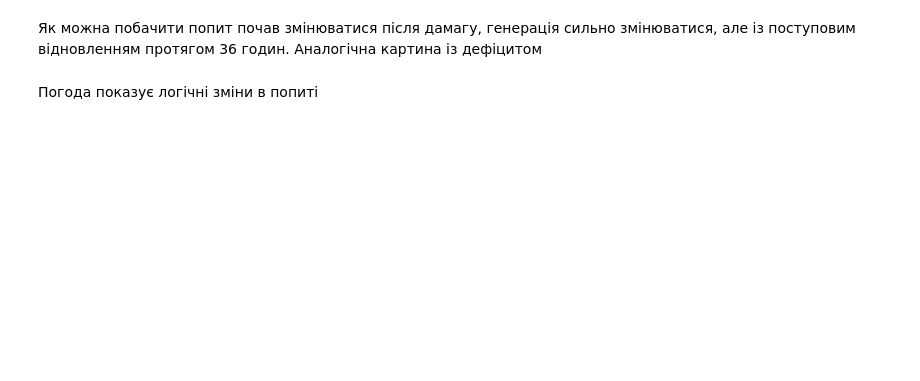
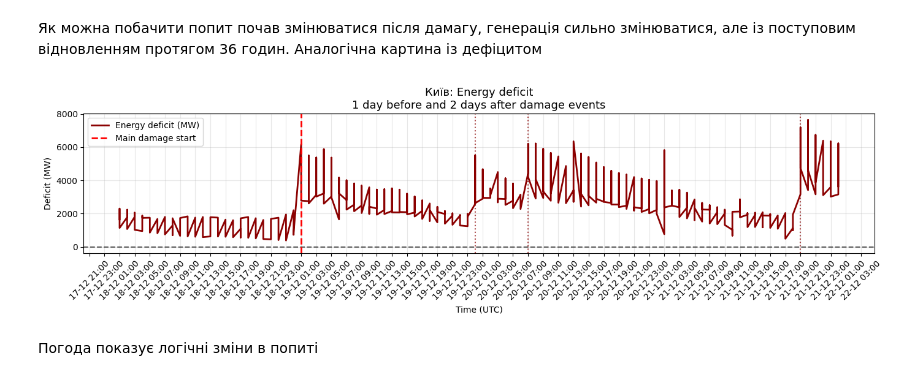
Before and after one commit to dmytrobuhai/AI-Uncertainty-Aware-Energy-Orchestrator, a Jupyter notebook: LOAD_AGENT_PREPARE.ipynb, the cells around one changed output. Drawn from its saved outputs; the diff is of its cells as text; code cells hidden in the pictures; blank space fills up the shorter version.

```diff
--- a/LOAD_AGENT_PREPARE.ipynb
+++ b/LOAD_AGENT_PREPARE.ipynb
@@ -28,7 +29,7 @@ if OUTPUT_FILE.exists():
 else:
     dfs = []
 
-    for file in REG_ELCTR_DIR.iterdir():
+    for file in tqdm.tqdm(REG_ELCTR_DIR.iterdir()):
         if file.suffix in [".xls", ".xlsx"]:
             df = pd.read_excel(file)
             dfs.append(df)
@@ -48,8 +53,8 @@ if not OUTPUT_FILE.exists():
     df["UTC time"] = pd.to_datetime(df["UTC time"], utc=True, errors="coerce")
     df = df.rename(columns={"UTC time": "timestamp_utc"})
     df = df.sort_values(["Region", "timestamp_utc"]).reset_index(drop=True)
-    df = df[df["timestamp_utc"] >= "2022-01-01"].copy()
-    df = df[df["timestamp_utc"] <= "2025-10-12"].copy()
+    df = df[df["timestamp_utc"] >= "2024-01-01"].copy()
+    df = df[df["timestamp_utc"] <= "2025-01-01"].copy()
     print(df.isna().sum())
     print("Duplicates:", df.duplicated(["Region", "timestamp_utc"]).sum())
     print(df.head())
@@ -600,9 +758,9 @@ ua_df_merged.head()
 ALERT_GEN_DERATE = 0.01 # припустимо втрати генерації під час тривоги = 1%
 ALERT_DEMAND_NOISE = 0.05 # +/- 5% шум попиту під час тривоги
 
-DAMAGE_GEN_DERATE_MIN = 0.35 # мінімальна втрата при пошкодженні
-DAMAGE_GEN_DERATE_MAX = 0.55 # максимальна
-DAMAGE_TAU_RECOVERY = 36 # годин на відновлення
+DAMAGE_GEN_DERATE_MIN = 0.20 # мінімальна втрата при пошкодженні
+DAMAGE_GEN_DERATE_MAX = 0.45 # максимальна
+DAMAGE_TAU_RECOVERY = 24 # годин на відновлення
 # %%
 # попит стає менш передбачуваним під час тривоги
 rng = np.random.default_rng(42)
@@ -712,21 +929,63 @@ plt.show()
 Як можна побачити попит почав змінюватися після дамагу, генерація сильно змінюватися, але із поступовим відновленням протягом 36 годин. Аналогічна картина із дефіцитом
 # %%
 plt.figure(figsize=(14, 4))
-plt.plot(dk["timestamp_utc"], dk["energy_deficit_adj"], color="darkred")
-plt.axhline(0, linestyle="--", color="black", alpha=0.6)
-plt.axvline(damage_ts, color="red", linestyle="--")
 
-plt.title(f"{REGION}: Energy deficit (Demand - Generation)")
+plt.plot(
+    dk["timestamp_utc"],
+    dk["energy_deficit_adj"],
+    color="darkred",
+    linewidth=2,
+    label="Energy deficit (MW)"
+)
+
+# нульова лінія
+plt.axhline(
+    0,
+    linestyle="--",
+    color="black",
+    alpha=0.6
+)
+
+# --- основний damage event ---
+plt.axvline(
+    damage_ts,
+    color="red",
+    linestyle="--",
+    linewidth=2,
+    label="Main damage start"
+)
+
+# --- інші damage events у цьому ж вікні ---
+for ts in window_damage_events:
+    if ts == damage_ts:
+        continue
+    plt.axvline(
+        ts,
+        color="darkred",
+        linestyle=":",
+        linewidth=1.5,
+        alpha=0.7
+    )
+
+plt.title(
+    f"{REGION}: Energy deficit\n"
+    "1 day before and 2 days after damage events",
+    fontsize=13
+)
+
 plt.xlabel("Time (UTC)")
 plt.ylabel("Deficit (MW)")
 plt.grid(alpha=0.3)
 
 plt.gca().xaxis.set_major_locator(mdates.HourLocator(interval=2))
 plt.gca().xaxis.set_major_formatter(mdates.DateFormatter("%d-%m %H:%M"))
 plt.xticks(rotation=45)
 
+plt.legend()
 plt.tight_layout()
 plt.show()
+# %% [output]
+[figure, added]
 # %% [markdown]
 Погода показує логічні зміни в попиті
 # %%
```
Also changed, not shown: parts of 20 cells of this notebook, 5 other files.
